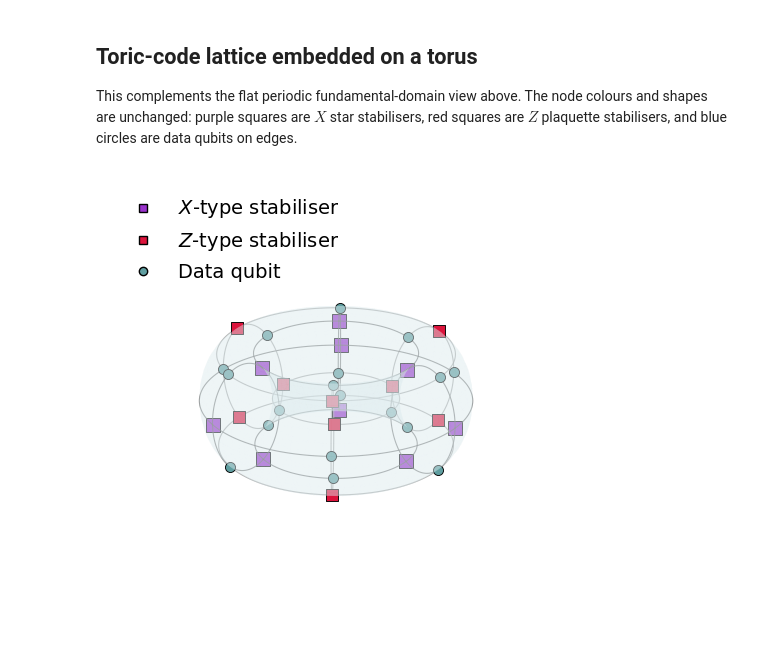
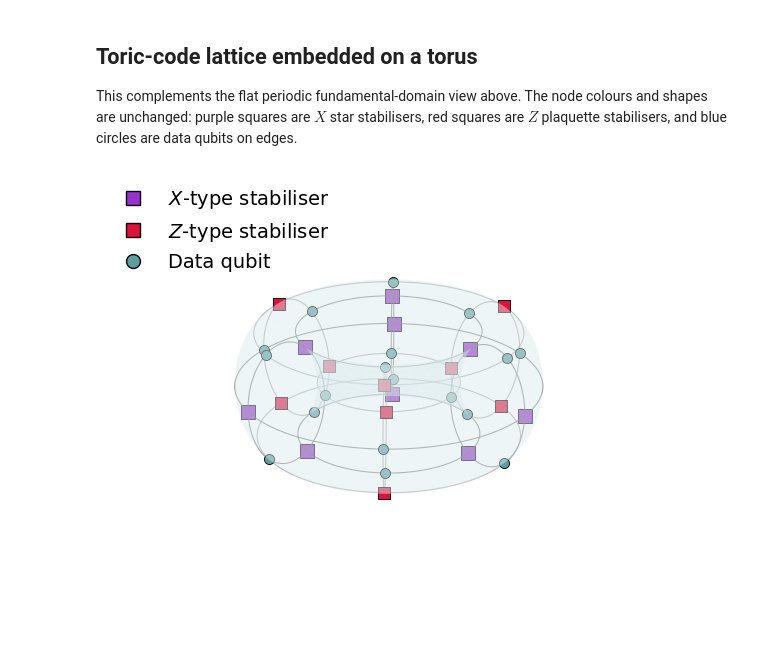
Before and after one commit to laramoyanotaylor/GKP_QEC_Project_Code, a Jupyter notebook: Hypergraph_to_SurfaceCode.ipynb, the cells around one changed output. Cells and saved outputs as stored; diff of their text form; code cells hidden in the pictures; blank space fills up the shorter version.

```diff
--- a/Hypergraph_to_SurfaceCode.ipynb
+++ b/Hypergraph_to_SurfaceCode.ipynb
@@ -458,23 +345,23 @@ This complements the flat periodic fundamental-domain view above. The node colou
 # %%
 import importlib
 import plot_toric_code_on_torus
 
 importlib.reload(plot_toric_code_on_torus)
 plot_toric_code_on_torus.plot_toric_code_on_torus(
     d=3,
     save_path='toric_code_on_torus.png',
-    figsize=(8.0, 4.0),       # Shorter canvas reduces lower whitespace
-    title='',                 # Empty string removes the title
+    figsize=(6.0, 3.0),
+    title='',
     title_fontsize=12,
     legend_fontsize=14,
-    legend_marker_size=10,    # Size of the legend squares and circle
-    torus_vertical_position=-0.14,  # More negative moves only the torus down
-    torus_zoom=1.25,           # Values above 1 enlarge the whole torus
-    node_scale=1.5,           # Increase or decrease all node sizes
+    node_scale=1.5,
     x_label=r'$X$-type stabiliser',
     z_label=r'$Z$-type stabiliser',
     qubit_label='Data qubit',
+    legend_marker_size=10,
+    torus_vertical_position=-0.3,
+    torus_zoom=1.5,
 )
 plt.show()
 # %% [output]
-[figure, old version]
+[figure, new version]
```
Also changed, not shown: parts of 5 cells of this notebook.
